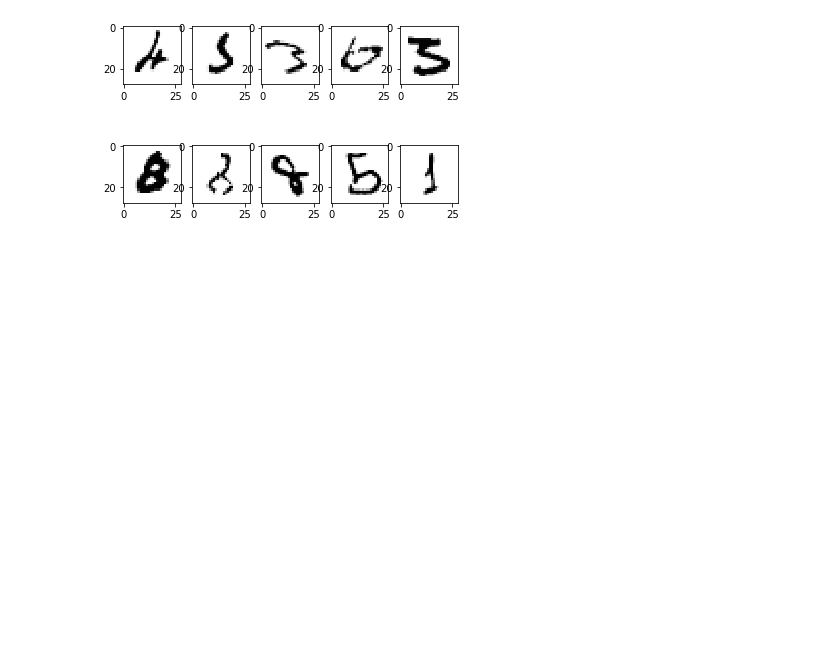
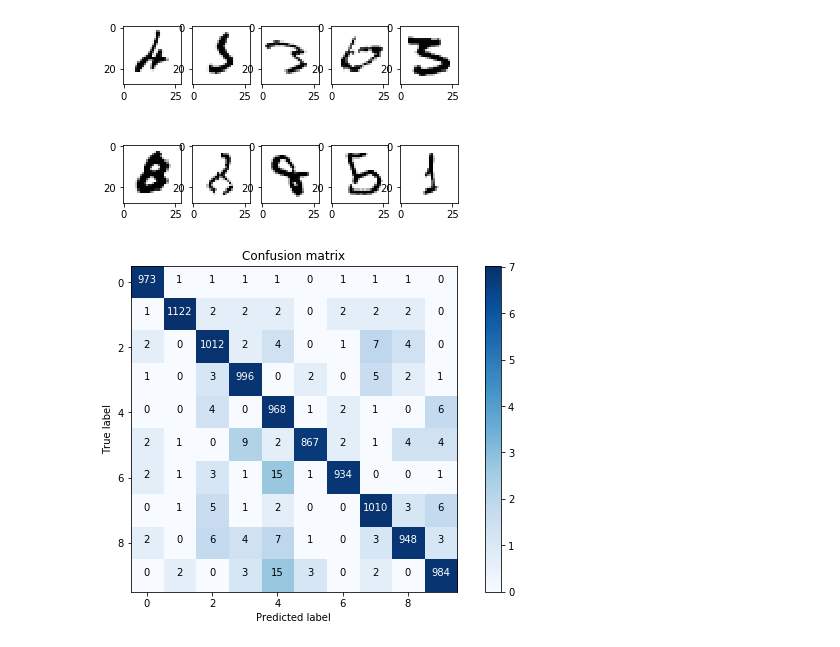
Before and after one commit to cbare/notes-on-deep-learning, a Jupyter notebook: notebooks/06 - MNIST hand-written digits.ipynb, the cells around one changed output. Saved outputs shown, nothing was run; the diff lists cells and outputs as text; code cells hidden in the pictures; blank space fills up the shorter version.

Commit message:
add confusion matrix

```diff
--- a/notebooks/06 - MNIST hand-written digits.ipynb
+++ b/notebooks/06 - MNIST hand-written digits.ipynb
@@ -109,0 +113,20 @@ print(test_labels[errs[0:10]])
+# %%
+cnf_matrix = confusion_matrix(test_labels, pred)
+# %%
+log_cnf_matrix = np.log(cnf_matrix, where=(cnf_matrix > 0))
+# %%
+plt.figure(figsize=(10,6))
+plt.imshow(log_cnf_matrix, interpolation="nearest", cmap=plt.cm.Blues)
+plt.gca().grid(False)
+plt.title("Confusion matrix")
+plt.colorbar()
+plt.ylabel("True label")
+plt.xlabel("Predicted label")
+
+thresh = cnf_matrix.max() / 2
+for i, j in product(range(cnf_matrix.shape[0]), range(cnf_matrix.shape[1])):
+    plt.text(j, i, format(cnf_matrix[i, j], "d"),
+             horizontalalignment="center",
+             color="white" if cnf_matrix[i, j] > thresh else "black")
+# %% [output]
+[figure, added]
```
Also changed, not shown: parts of 1 cell of this notebook.
